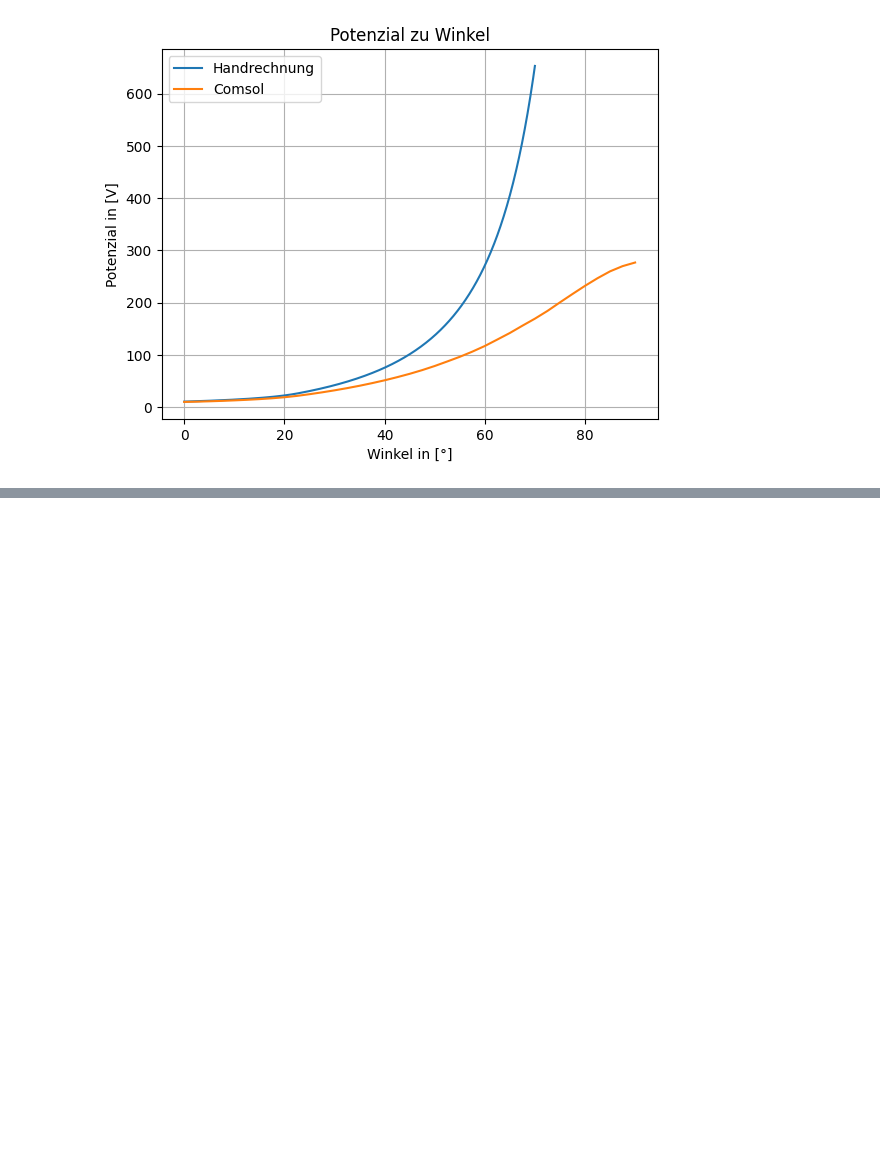
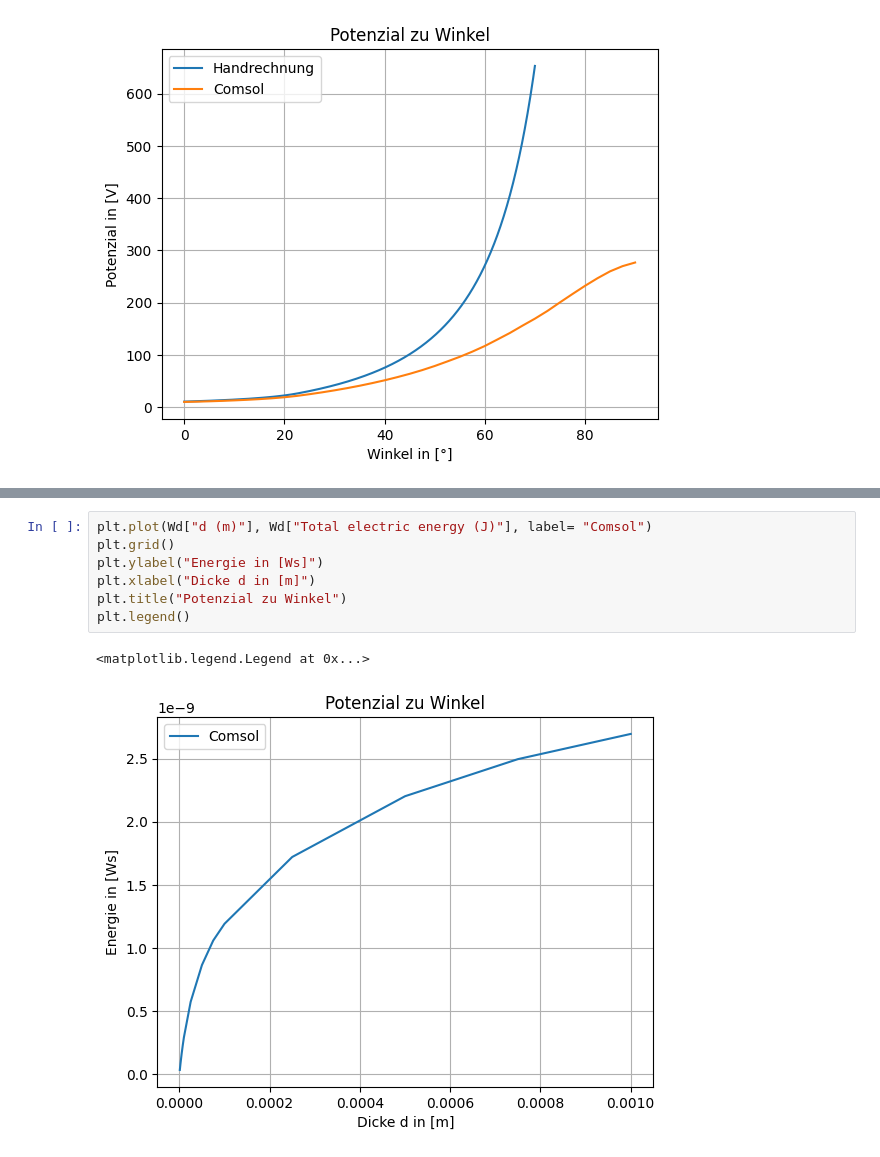
Before and after one commit to HansPeter21/COP_Elektrostatik, a Jupyter notebook: Projekt_ES_Albertin_Schegg.ipynb, the cells around one changed output, grey strips where cells are left out. Cells and saved outputs as stored; diff of their text form; blank space fills up the shorter version.

```diff
--- a/Projekt_ES_Albertin_Schegg.ipynb
+++ b/Projekt_ES_Albertin_Schegg.ipynb
@@ -218,0 +247,10 @@ plt.legend()
+# %%
+plt.plot(Wd["d (m)"], Wd["Total electric energy (J)"], label= "Comsol")
+plt.grid()
+plt.ylabel("Energie in [Ws]")
+plt.xlabel("Dicke d in [m]")
+plt.title("Potenzial zu Winkel")
+plt.legend()
+# %% [output]
+<matplotlib.legend.Legend at 0x...>
+[figure, added]
```
Also changed, not shown: parts of 9 cells of this notebook, 3 other files.
